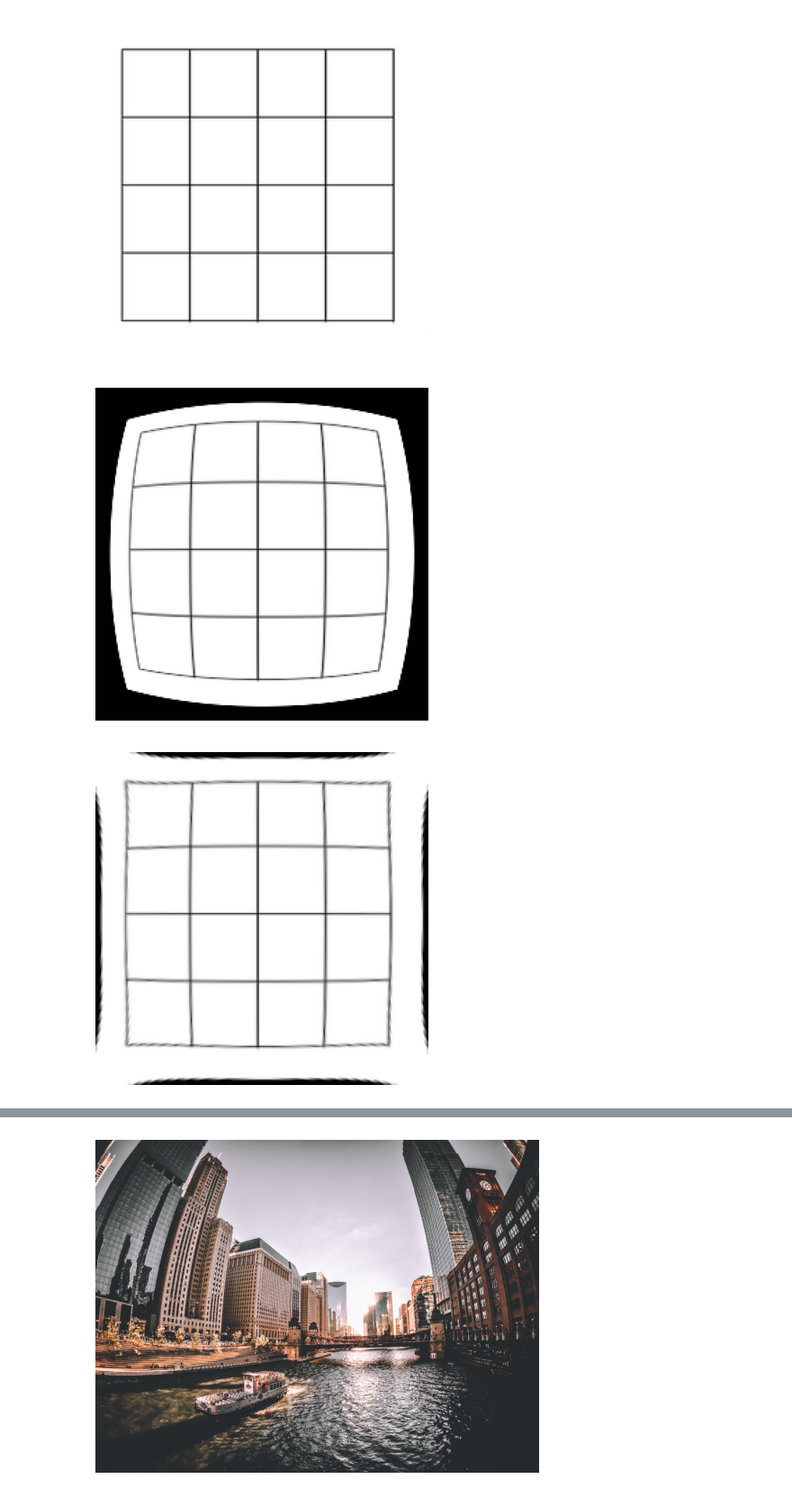
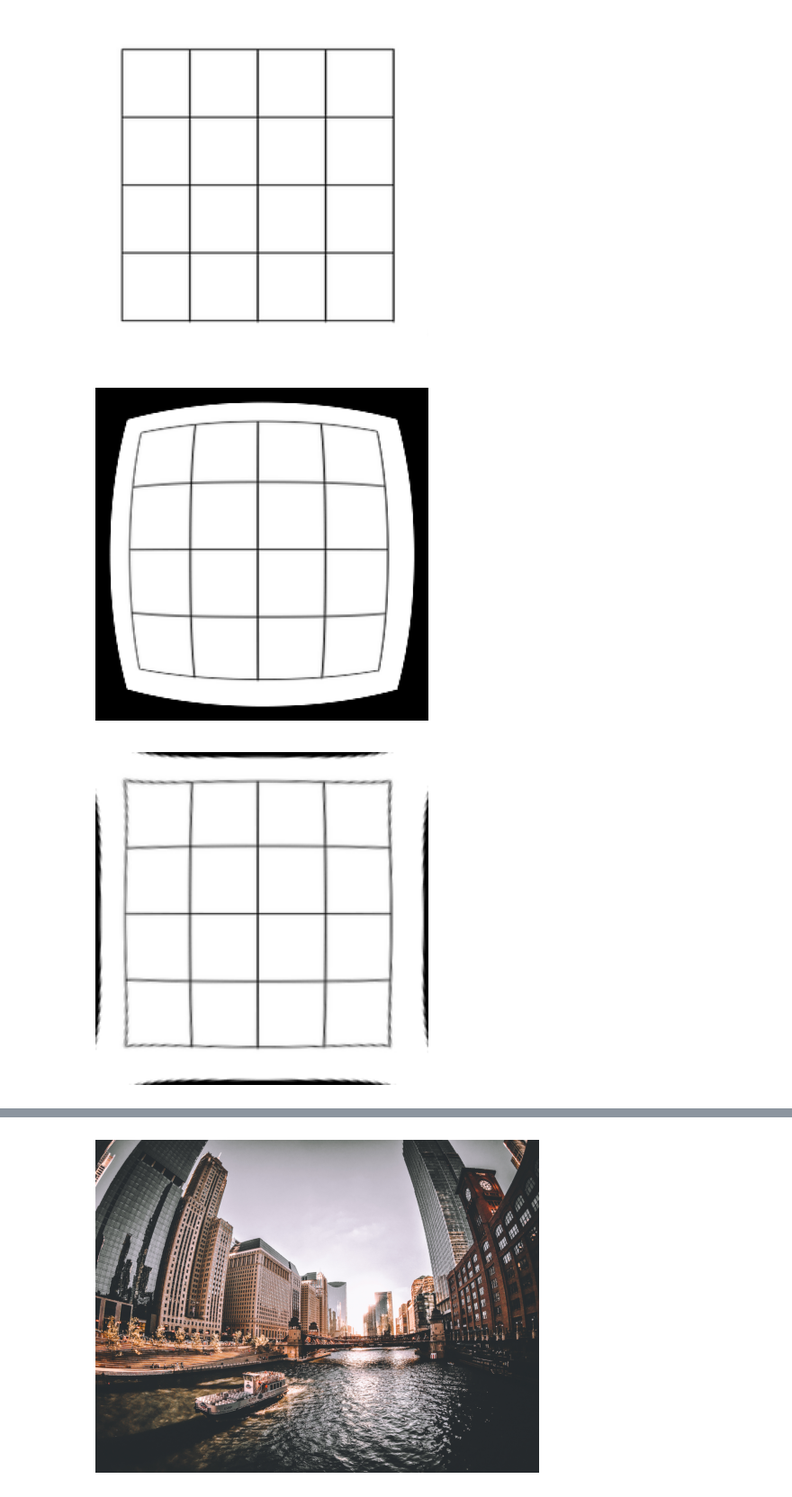
Before and after one commit to TorumEb/cvLabs, a Jupyter notebook: secondLabs/secondEX.ipynb, the cells around one changed output, grey strips where cells are left out. Shown at 90% size. Drawn from its saved outputs; the diff is of its cells as text; code cells hidden in the pictures.

```diff
--- a/secondLabs/secondEX.ipynb
+++ b/secondLabs/secondEX.ipynb
@@ -42,12 +42,12 @@ plot_image(basic_image)
 # %%
 img_barrel = doDistortion(basic_image,[0.01, 0.12])
 plot_image(img_barrel)
 
-img_correct = doDistortion(img_barrel,[-0.015, -0.024, -0.032])
+img_correct = doDistortion(img_barrel,[-0.019, -0.025, -0.032])
 plot_image(img_correct)
 # %% [output]
 [figure]
-[figure, old version]
+[figure, new version]
 # %%
 img_pillow = doDistortion(basic_image,[-0.003,-0.009,-0.012])
 plot_image(img_pillow)
```
Also changed, not shown: parts of 2 cells of this notebook, 9 other files.
